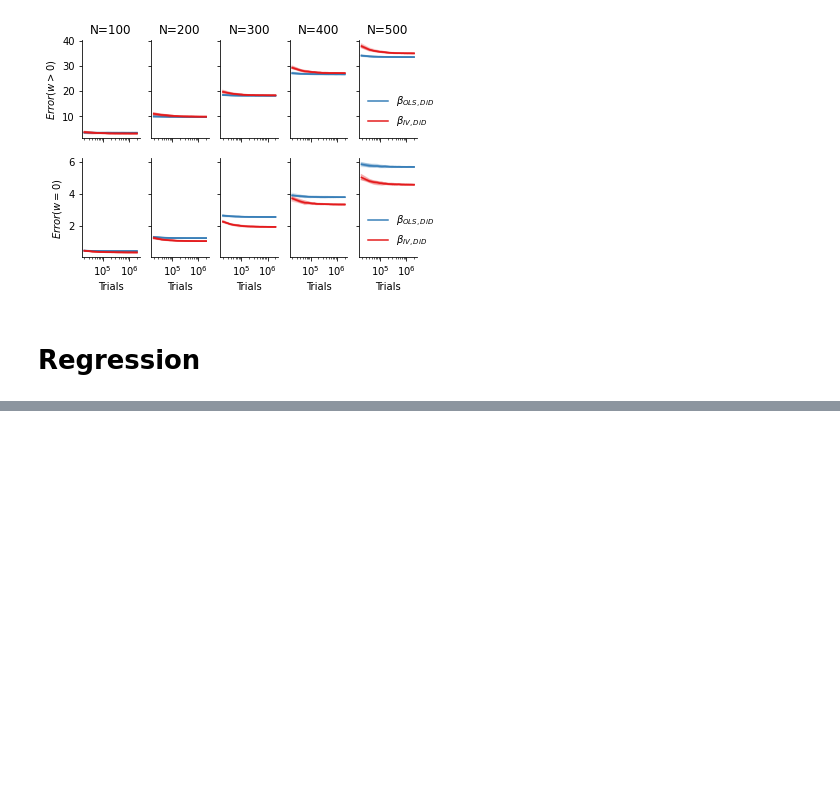
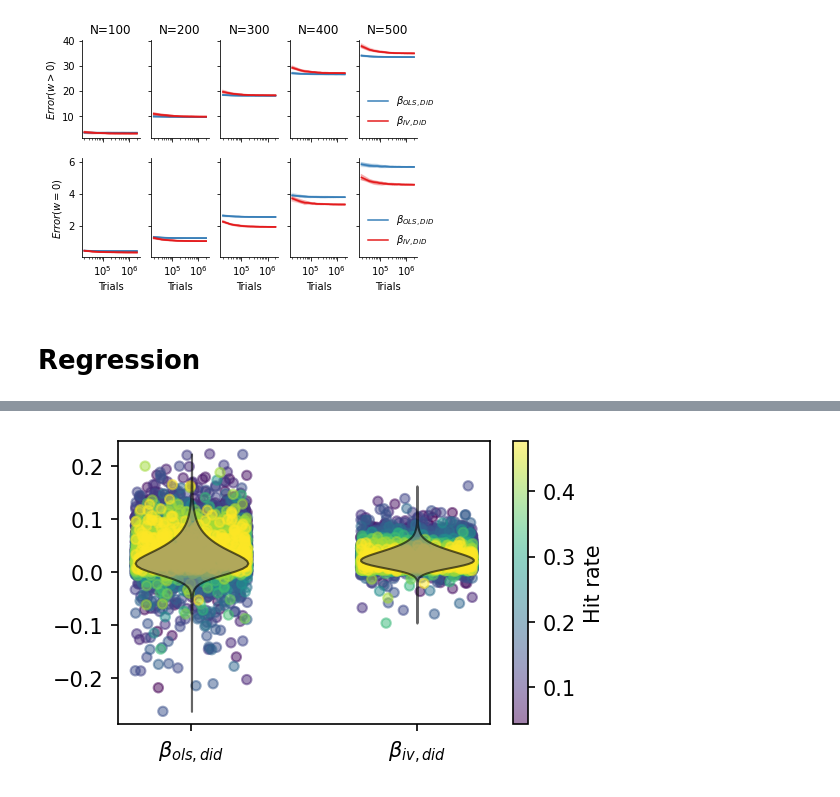
Before and after one commit to lepmik/causal-optoconnectics, a Jupyter notebook: notebooks/sweep_10_realistic_full_confounding.ipynb, the cells around one changed output, grey strips where cells are left out. Cells and saved outputs as stored; diff of their text form; code cells hidden in the pictures; blank space fills up the shorter version.

```diff
--- a/notebooks/sweep_10_realistic_full_confounding.ipynb
+++ b/notebooks/sweep_10_realistic_full_confounding.ipynb
@@ -87,0 +95,4 @@ plot_false_positives(samples, index, ['beta_ols_did', 'beta_iv_did', 'beta_brew_
+# %%
+plot_false_positives(subsample.query('weight==0'), ['beta_ols_did', 'beta_iv_did'], scatter_kws=dict(s=20, alpha=.5), clabel='Hit rate')
+# %% [output]
+[figure, added]
```
Also changed, not shown: parts of 11 cells of this notebook, 4 other files.
